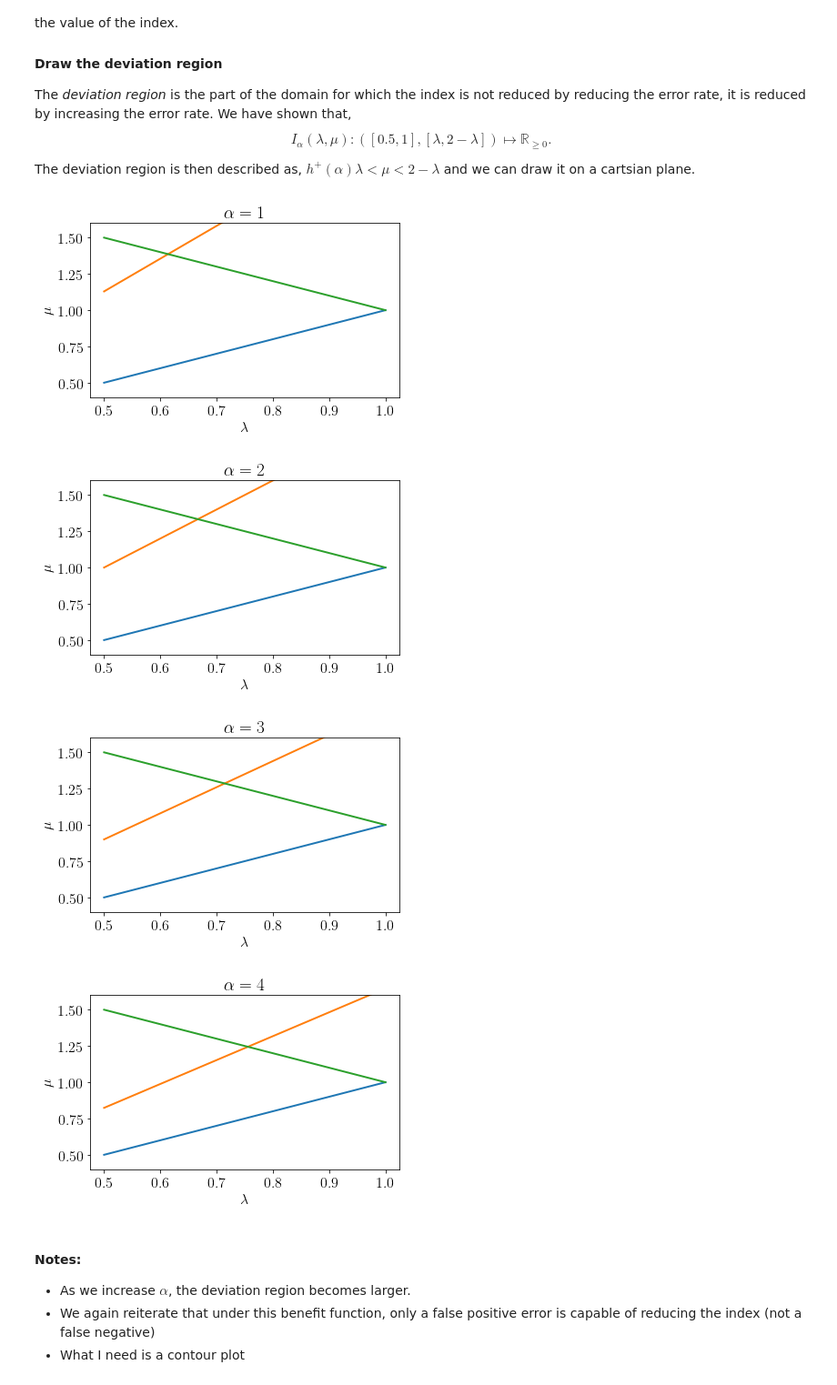
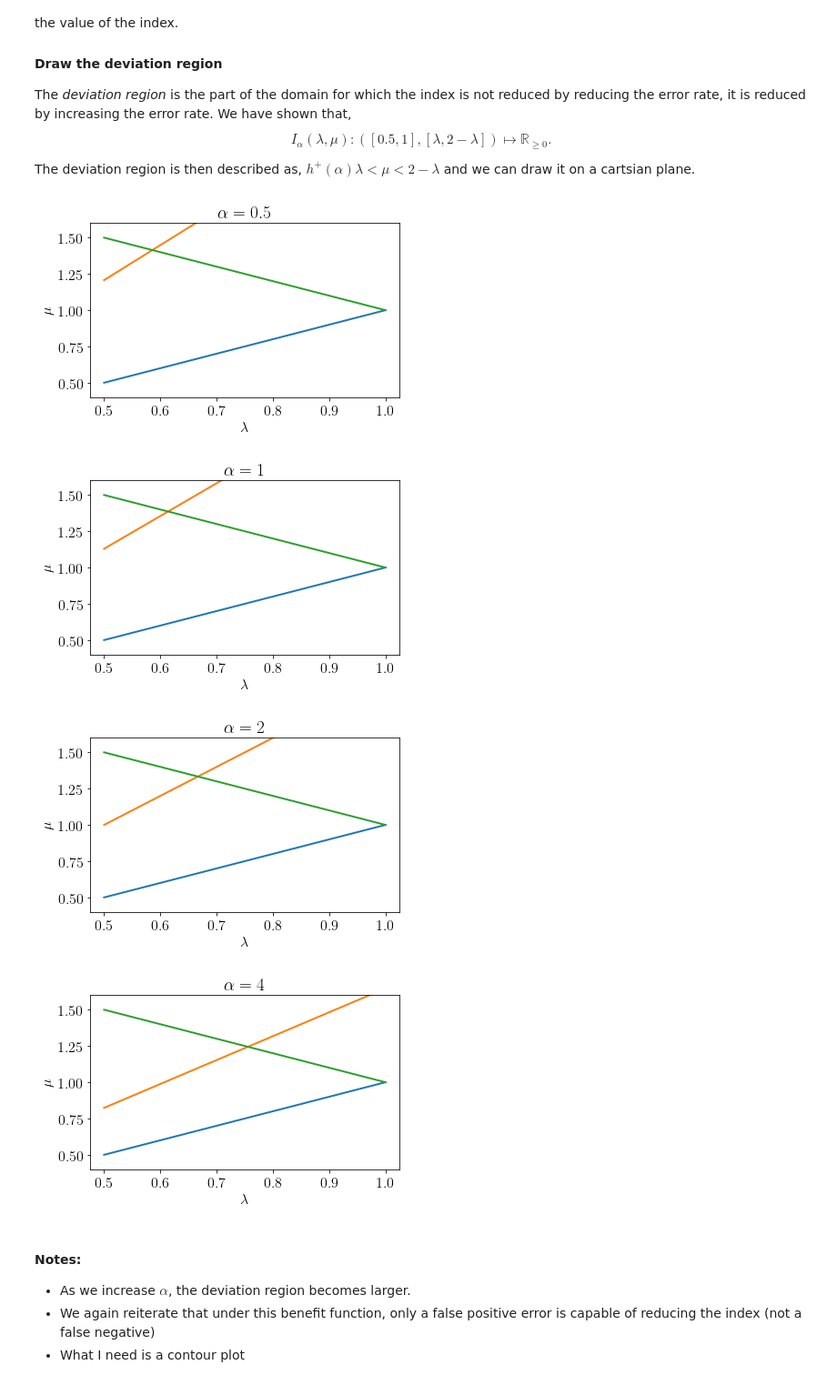
Before and after one commit to leenamurgai/leenamurgai.github.io, a Jupyter notebook: code/05_InequalityIndices.ipynb, the cells around one changed output. Shown: that part at 91% size. Cells and saved outputs as stored; diff of their text form; code cells hidden in the pictures.

```diff
--- a/code/05_InequalityIndices.ipynb
+++ b/code/05_InequalityIndices.ipynb
@@ -916,7 +916,7 @@ lambda tilde minimum = 0.9205855561713364
 #### Plot $I_{\alpha}(\lambda,\mu)$ as a function of $\mu$ for varying $\lambda$
 # %%
 n=100
-alphas = [i for i in range(1,5)]
+alphas  = [0.5, 1, 2, 4]
 legends = [False]*len(alphas)
 legends[0] = True
 
@@ -957,7 +956,7 @@ I strictly increasing for lambda > 0.9230769230769229
 #### Plot $I_{\alpha}(\lambda,\mu)$ as a function of $\mu$ for varying $\alpha$
 # %%
 n=500
-alphas = [i for i in range(1,5)]
+alphas  = [0.5, 1, 2, 4]
 ncs = [5*50, 5*75, 5*85, 5*95]
 legends = [True]*len(ncs)
 legends[-1] = False
@@ -1116,7 +1114,7 @@ compare_lines(alphas, lines=[lb], x_label=r'$\alpha$', y_label=r'$\bar{\lambda}(
               leg_labels=[r'$\bar{\lambda}(\alpha)$'],
               filename='lambda_bar_alpha')
 
-alphas = [1, 2, 3, 4]
+alphas = [0.5, 1, 2, 3, 4]
 for a in alphas:
     print('lambda_bar('+str(a)+') =', lambda_bar(a), 'h^+('+str(a)+') =', h_plus(a))
 # %% [output]
@@ -1170,23 +1169,23 @@ $$
 
 The deviation region is then described as, $h^+(\alpha)\lambda<\mu<2-\lambda$ and we can draw it on a cartsian plane.
 # %%
-alphas = [i for i in range(1,5)]
+alphas = alphas  = [0.5, 1, 2, 4]
 
 lambdas = [i/100 for i in range(50,101)]
 mu_low = lambdas
 mu_high = [2-l for l in lambdas]
 
 for i, a in enumerate(alphas):
     hp = h_plus(a)
     mu_dev = [l*hp for l in lambdas]
     compare_lines(lambdas, lines=[mu_low, mu_dev, mu_high],
                   x_label=r'$\lambda$', y_label=r'$\mu$',#legend=legends[j],
                   leg_labels=['lower bound','deviation line', 'upper bound'], legend=False, leg_loc='upper right',
                   ylim=(0.4,1.6), title=r'$\alpha='+str(a)+'$', filename='DevReg'+'_alpha'+str(a))
 # %% [output]
-[figure, old version]
+[figure, new version]
-[figure, old version]
+[figure, new version]
-[figure, old version]
+[figure, new version]
 [figure]
 # %% [markdown]
 #### Notes:
```
Also changed, not shown: parts of 4 cells of this notebook, 4 other files.
